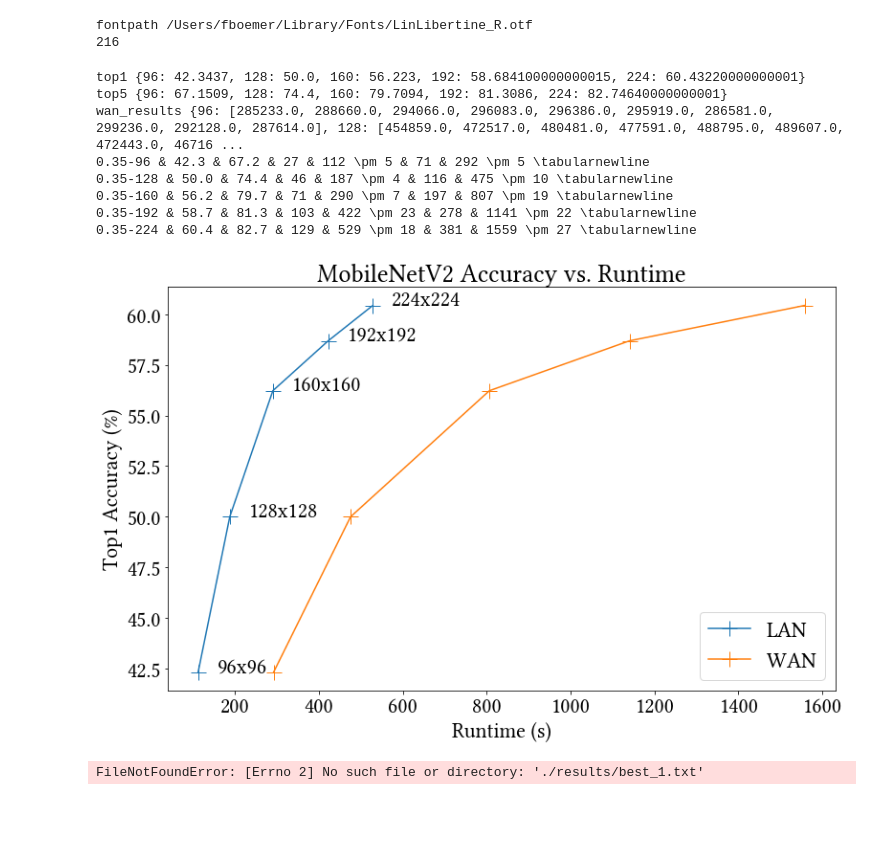
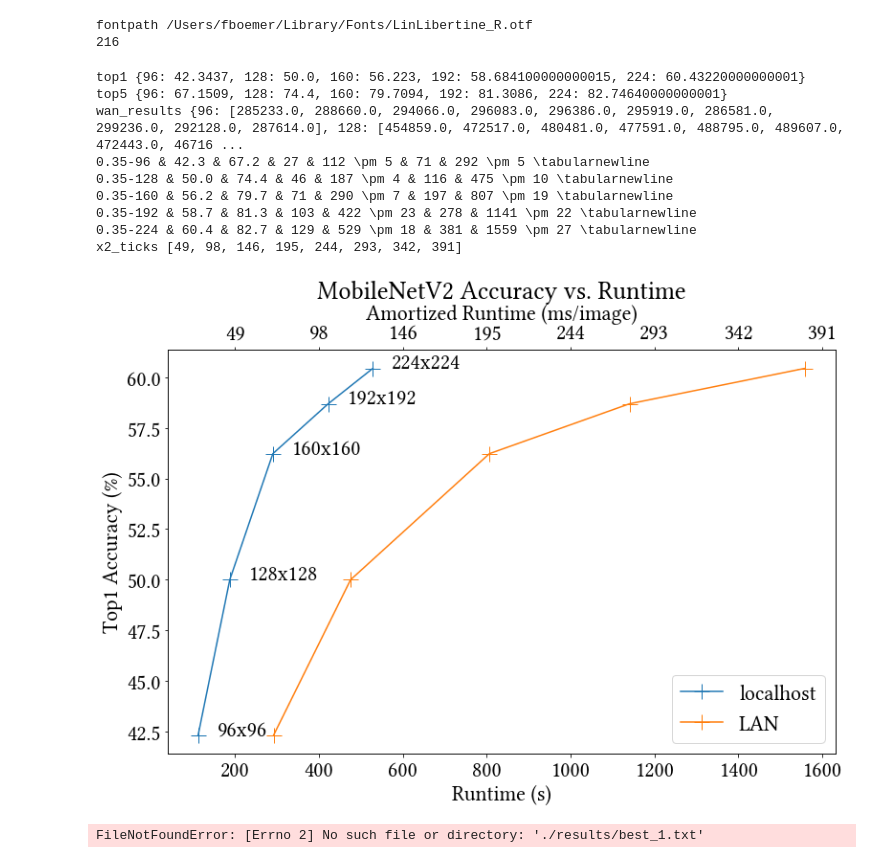
Before and after one commit to NervanaSystems/he-transformer, a Jupyter notebook: results/mobilenet_results/MobileNetV2Results.ipynb, the cells around one changed output. Cells and saved outputs as stored; diff of their text form; code cells hidden in the pictures; blank space fills up the shorter version.

Commit message:
Mobilnet x-axis plot to top

```diff
--- a/results/mobilenet_results/MobileNetV2Results.ipynb
+++ b/results/mobilenet_results/MobileNetV2Results.ipynb
@@ -218,40 +218,63 @@ def make_mobilenet_table():
 
         lan_x_vals = [np.mean(lan_times_s[size]) for size in sizes]
         lan_x_stds = [np.std(lan_times_s[size]) for size in sizes]
         wan_x_vals = [np.mean(wan_times_s[size]) for size in sizes]
         wan_x_stds = [np.std(wan_times_s[size]) for size in sizes]
         y_vals = [top1_accs[size] for size in sizes]
 
+        ax1 = plt.subplot(1,1,1)
         plt.rcParams.update({'font.size': 22})
-        plt.plot(lan_x_vals, y_vals, label='LAN', marker='+', markersize=16)
-        plt.plot(wan_x_vals, y_vals, label='WAN', marker='+', markersize=16)
+        ax1.plot(lan_x_vals, y_vals, label='localhost', marker='+', markersize=16)
+        ax1.plot(wan_x_vals, y_vals, label='LAN', marker='+', markersize=16)
 
         for size in sizes:
             plt.text(np.mean(lan_times_s[size])+45, top1_accs[size], str(size)+'x'+str(size))
 
-        plt.legend(loc='lower right')
-        plt.xlabel('Runtime (s)')
-        plt.ylabel('Top1 Accuracy (%)')
-        plt.title('MobileNetV2 Accuracy vs. Runtime')
+        ax1.legend(loc='lower right')
+        ax1.set_xlabel('Runtime (s)')
+        ax1.set_ylabel('Top1 Accuracy (%)')
+        ax1.set_title('MobileNetV2 Accuracy vs. Runtime')
+
+        x_ticks = [200, 400, 600, 800, 1000, 1200, 1400, 1600]
+        x2_ticks = [int(np.round(x / batch_size * 1000)) for x in x_ticks]
+        print('x2_ticks', x2_ticks)
+
+        ax2 = ax1.twiny()
+        ax2.set_xticks(x_ticks)
+        ax2.set_xticklabels(x2_ticks)
+
+        ax2.xaxis.set_ticks_position('top') # set the position of the second x-axis to bottom
+        ax2.xaxis.set_label_position('top') # set the position of the second x-axis to bottom
+        #ax2.spines['top'].set_position(('outward', 70))
+        ax2.set_xlabel('Amortized Runtime (ms/image)')
+        ax2.set_xlim(ax1.get_xlim())
+        ax2.set_xbound(ax1.get_xbound())
+
+
+
         fig = plt.gcf()
         fig.set_size_inches(12.5, 7.75)
+
+
+
         #fig = plt.gcf()
         fig.savefig('mobilenet_plot.png', dpi=300, bbox_inches='tight')
         #plt.show()
 
     make_mobilenet_plot(wan_times_s, lan_times_s)
 
 make_mobilenet_table()
 # %% [output]
 top1 {96: 42.3437, 128: 50.0, 160: 56.223, 192: 58.684100000000015, 224: 60.43220000000001}
 top5 {96: 67.1509, 128: 74.4, 160: 79.7094, 192: 81.3086, 224: 82.74640000000001}
 wan_results {96: [285233.0, 288660.0, 294066.0, 296083.0, 296386.0, 295919.0, 286581.0, 299236.0, 292128.0, 287614.0], 128: [454859.0, 472517.0, 480481.0, 477591.0, 488795.0, 489607.0, 472443.0, 46716 ...
 0.35-96 & 42.3 & 67.2 & 27 & 112 \pm 5 & 71 & 292 \pm 5 \tabularnewline
 0.35-128 & 50.0 & 74.4 & 46 & 187 \pm 4 & 116 & 475 \pm 10 \tabularnewline
 0.35-160 & 56.2 & 79.7 & 71 & 290 \pm 7 & 197 & 807 \pm 19 \tabularnewline
 0.35-192 & 58.7 & 81.3 & 103 & 422 \pm 23 & 278 & 1141 \pm 22 \tabularnewline
 0.35-224 & 60.4 & 82.7 & 129 & 529 \pm 18 & 381 & 1559 \pm 27 \tabularnewline
+x2_ticks [49, 98, 146, 195, 244, 293, 342, 391]
-[figure, old version]
+[figure, new version]
 # %%
 def old_slow_results():
     def make_mobilenet_table():
```
Also changed, not shown: 2 other files.
